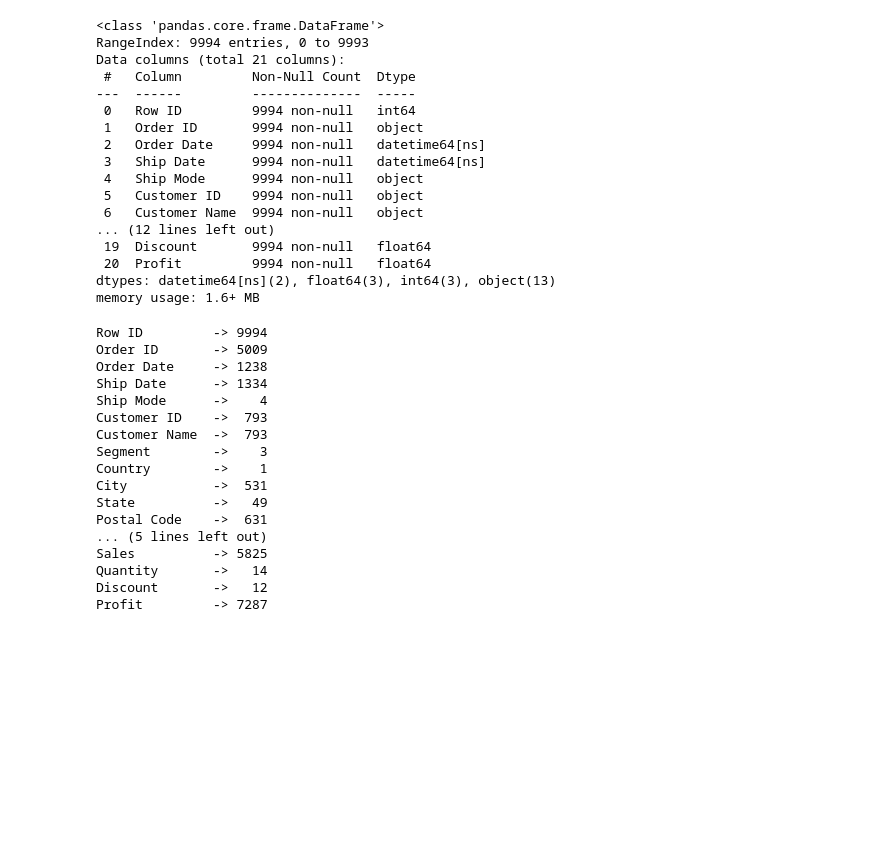
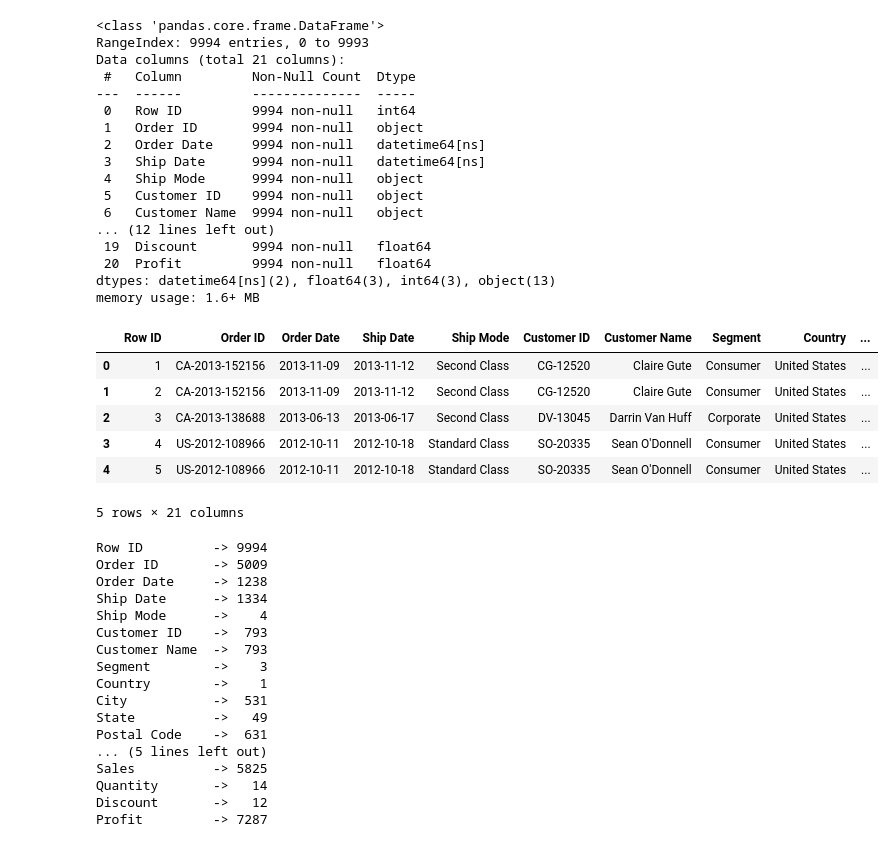
Before and after one commit to ddoRotolo/Ocando_ProyectoDataScience, a Jupyter notebook: Datasets+Ocando.ipynb, the cells around one changed output. Cells and saved outputs as stored; diff of their text form; code cells hidden in the pictures; blank space fills up the shorter version.

```diff
--- a/Datasets+Ocando.ipynb
+++ b/Datasets+Ocando.ipynb
@@ -38,6 +46,16 @@ Data columns (total 21 columns):
  20  Profit         9994 non-null   float64
 dtypes: datetime64[ns](2), float64(3), int64(3), object(13)
 memory usage: 1.6+ MB
+# %%
+superstore_orders.head()
+# %% [output]
+|  | Row ID | Order ID | Order Date | Ship Date | Ship Mode | Customer ID | Customer Name | Segment | Country | ... |
+| 0 | 1 | CA-2013-152156 | 2013-11-09 | 2013-11-12 | Second Class | CG-12520 | Claire Gute | Consumer | United States | ... |
+| 1 | 2 | CA-2013-152156 | 2013-11-09 | 2013-11-12 | Second Class | CG-12520 | Claire Gute | Consumer | United States | ... |
+| 2 | 3 | CA-2013-138688 | 2013-06-13 | 2013-06-17 | Second Class | DV-13045 | Darrin Van Huff | Corporate | United States | ... |
+| 3 | 4 | US-2012-108966 | 2012-10-11 | 2012-10-18 | Standard Class | SO-20335 | Sean O'Donnell | Consumer | United States | ... |
+| 4 | 5 | US-2012-108966 | 2012-10-11 | 2012-10-18 | Standard Class | SO-20335 | Sean O'Donnell | Consumer | United States | ... |
+5 rows × 21 columns
 # %%
 for column in superstore_orders.columns:
     print("{0:<15}-> {1:>4}".format(column, superstore_orders[column].nunique()))
```
Also changed, not shown: parts of 27 cells of this notebook.
